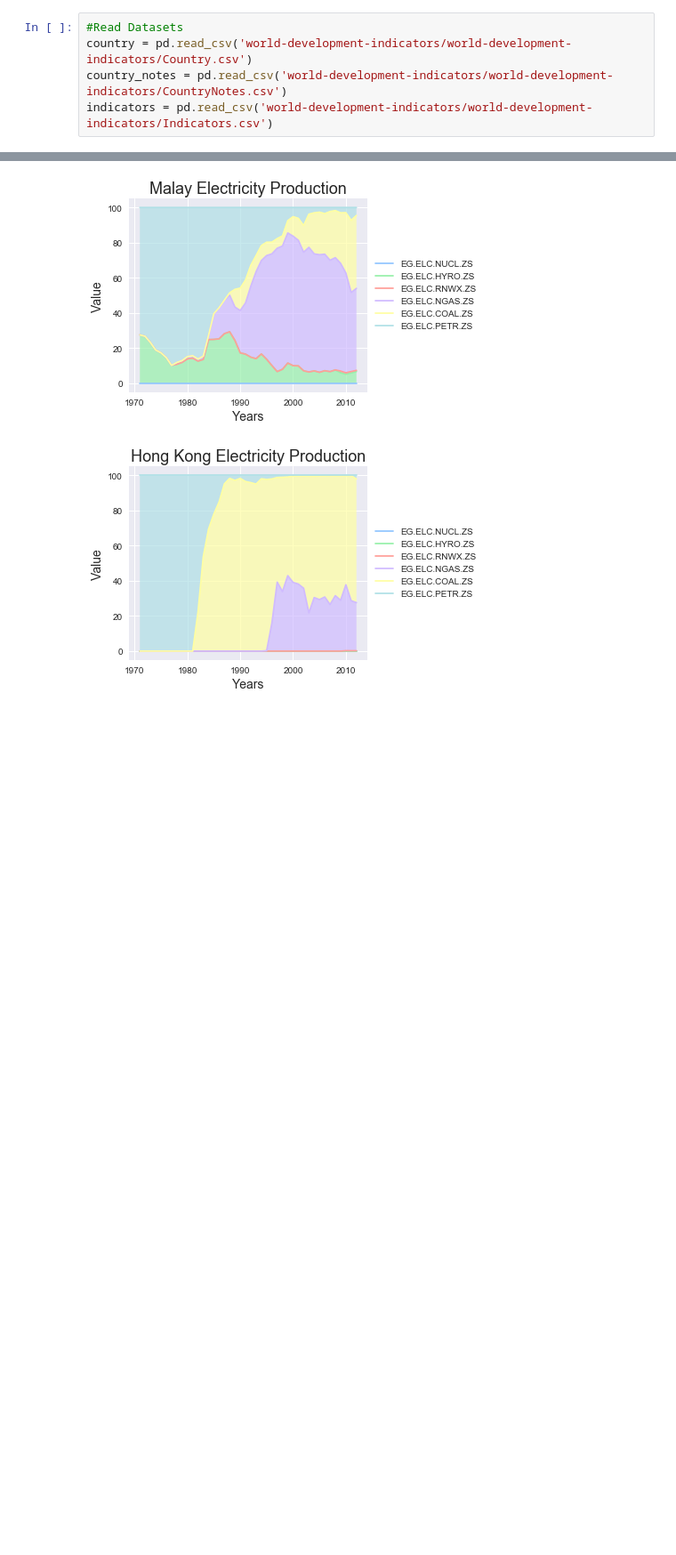
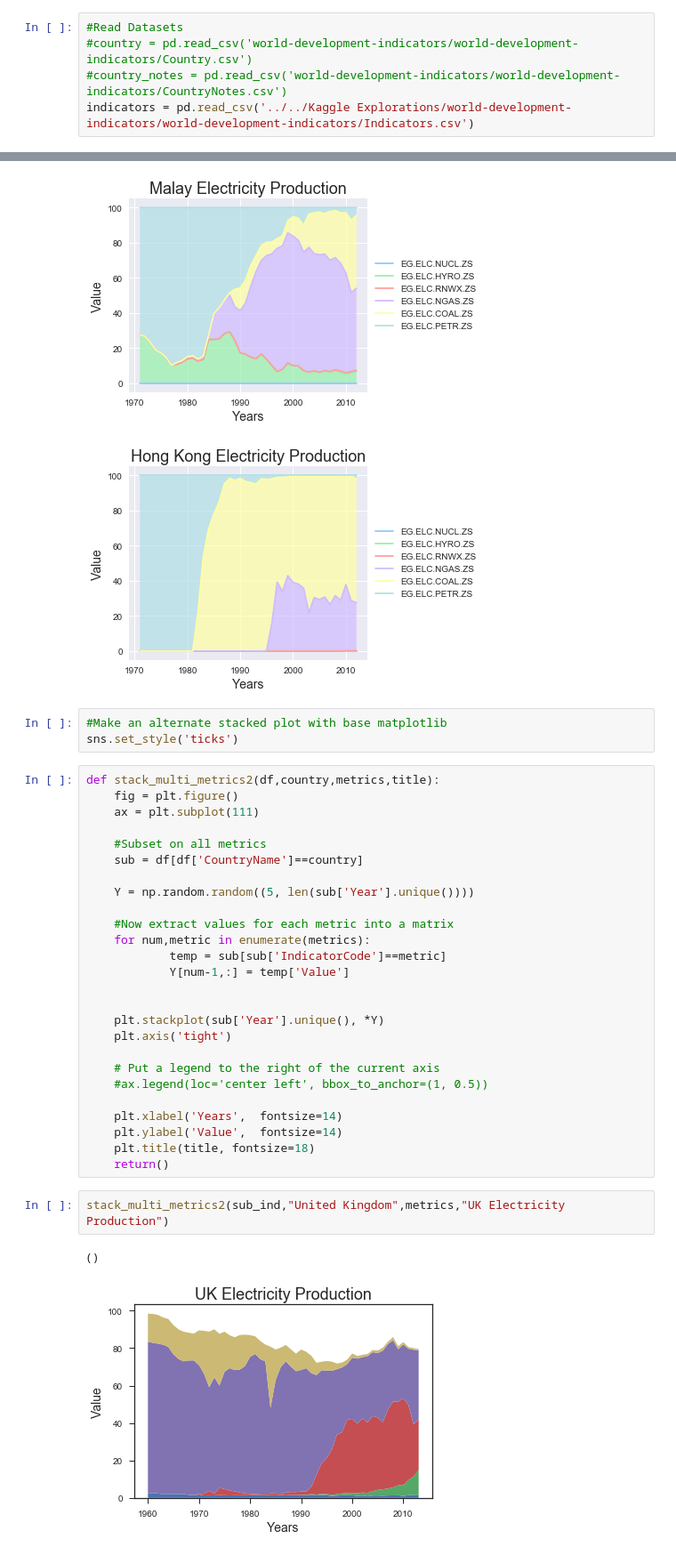
Before and after one commit to Quarkins/Random_Notebooks, a Jupyter notebook: Energies.ipynb, the cells around one changed output, grey strips where cells are left out. Shown at 89% size. Saved outputs shown, nothing was run; the diff lists cells and outputs as text; blank space fills up the shorter version.

```diff
--- a/Energies.ipynb
+++ b/Energies.ipynb
@@ -10,9 +10,9 @@ from pylab import fill_between
 %matplotlib inline
 # %%
 #Read Datasets
-country = pd.read_csv('world-development-indicators/world-development-indicators/Country.csv')
-country_notes = pd.read_csv('world-development-indicators/world-development-indicators/CountryNotes.csv')
-indicators = pd.read_csv('world-development-indicators/world-development-indicators/Indicators.csv')
+#country = pd.read_csv('world-development-indicators/world-development-indicators/Country.csv')
+#country_notes = pd.read_csv('world-development-indicators/world-development-indicators/CountryNotes.csv')
+indicators = pd.read_csv('../../Kaggle Explorations/world-development-indicators/world-development-indicators/Indicators.csv')
 # %%
 #Check it out
 indicators.head()
@@ -173,3 +173,37 @@ stack_multi_metrics(sub_ind,"Hong Kong SAR, China",metrics,"Hong Kong Electricit
 [figure]
 [figure]
 [figure]
+# %%
+#Make an alternate stacked plot with base matplotlib
+sns.set_style('ticks')
+# %%
+def stack_multi_metrics2(df,country,metrics,title):
+    fig = plt.figure()
+    ax = plt.subplot(111)
+
+    #Subset on all metrics
+    sub = df[df['CountryName']==country]
+
+    Y = np.random.random((5, len(sub['Year'].unique())))
+
+    #Now extract values for each metric into a matrix
+    for num,metric in enumerate(metrics):
+            temp = sub[sub['IndicatorCode']==metric]
+            Y[num-1,:] = temp['Value']
+
+
+    plt.stackplot(sub['Year'].unique(), *Y)
+    plt.axis('tight')
+
+    # Put a legend to the right of the current axis
+    #ax.legend(loc='center left', bbox_to_anchor=(1, 0.5))
+
+    plt.xlabel('Years',  fontsize=14)
+    plt.ylabel('Value',  fontsize=14)
+    plt.title(title, fontsize=18)
+    return()
+# %%
+stack_multi_metrics2(sub_ind,"United Kingdom",metrics,"UK Electricity Production")
+# %% [output]
+()
+[figure, added]
```
Also changed, not shown: parts of 6 cells of this notebook.
